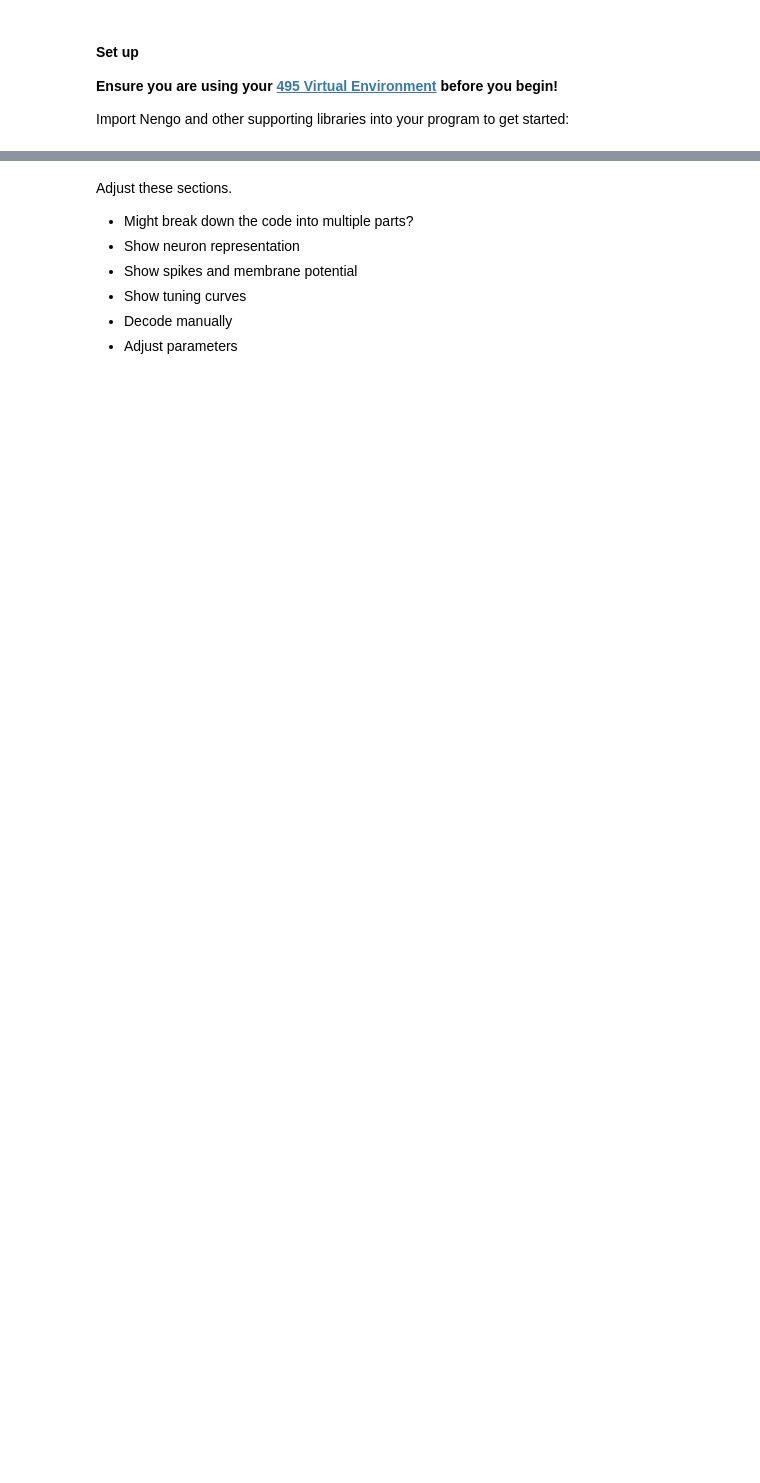
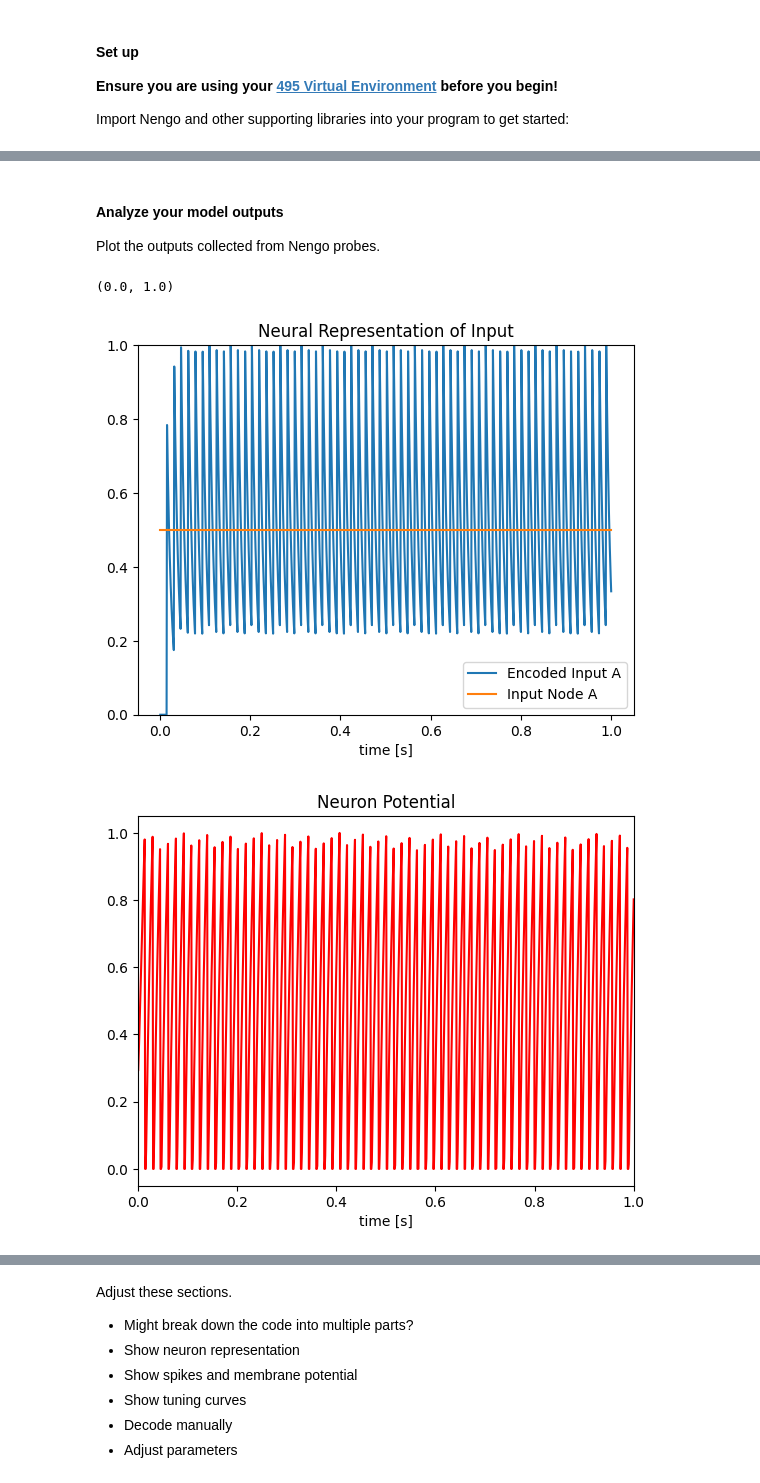
Before and after one commit to taylorharkley2/neuron_basics, a Jupyter notebook: neuron_representation.ipynb, the cells around one changed output, grey strips where cells are left out. Drawn from its saved outputs; the diff is of its cells as text; code cells hidden in the pictures; blank space fills up the shorter version.

```diff
--- a/neuron_representation.ipynb
+++ b/neuron_representation.ipynb
@@ -41,0 +99,32 @@ To understand how Nengo neurons encode inputs, let's look at a single neuron enc
+# %% [markdown]
+#### Analyze your model outputs
+
+Plot the outputs collected from Nengo probes.
+# %%
+# Plot the input signals and decoded ensemble values
+plt.figure()
+plt.plot(sim.trange(), sim.data[input_probe_neuron], label="Encoded Input A")
+plt.plot(sim.trange(), sim.data[input_probe_node], label="Input Node A")
+plt.legend()
+plt.ylim(0, 1)
+plt.xlabel("time [s]")
+plt.title("Neural Representation of Input")
+
+# Plot the soma voltages of the neurons
+plt.figure()
+plt.plot(sim.trange(), sim.data[membranePotential][:, 0], "r")
+plt.xlim(0, 1)
+plt.xlabel("time [s]")
+plt.title("Neuron Potential")
+
+# Plot the spiking output of the ensemble
+plt.figure()
+rasterplot(sim.trange(), sim.data[spikes])
+plt.ylabel("Neuron")
+plt.xlabel("time [s]")
+plt.title("Spiking Outputs")
+plt.xlim(0, 1)
+# %% [output]
+(0.0, 1.0)
+[figure, added]
+[figure, added]
```
Also changed, not shown: parts of 20 cells of this notebook.
